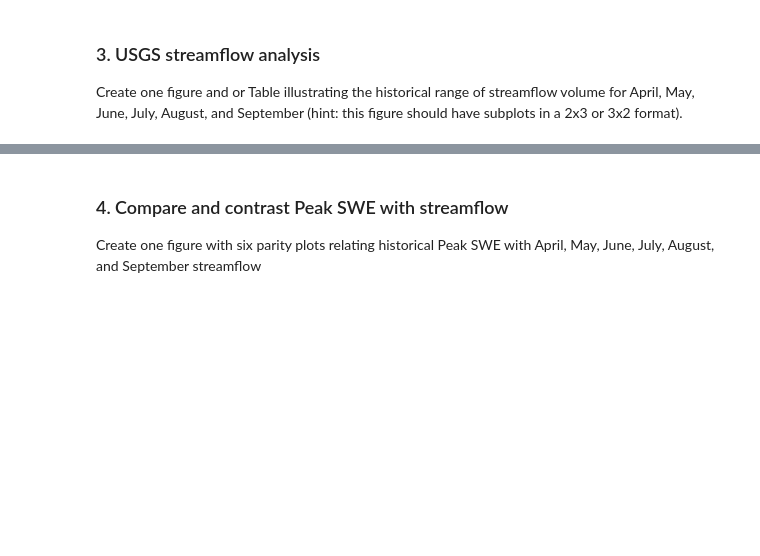
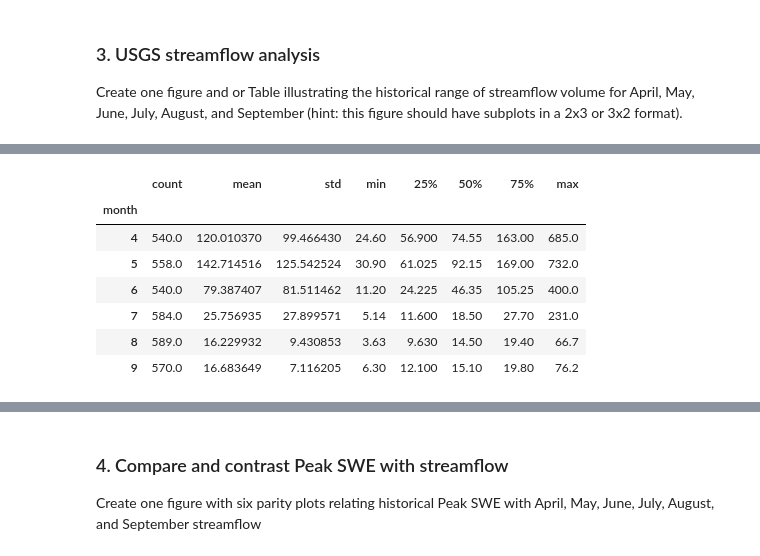
Before and after one commit to adernbach/hydroinformaticshomework2, a Jupyter notebook: res_mgmt.ipynb, the cells around one changed output, grey strips where cells are left out. Cells and saved outputs as stored; diff of their text form; code cells hidden in the pictures; blank space fills up the shorter version.

```diff
--- a/res_mgmt.ipynb
+++ b/res_mgmt.ipynb
@@ -210,6 +210,19 @@ cleaned.to_csv(f"files/{basinname}_streamflow.csv")
 #convert to SI units - Not doing this. Keeping SWE in inches, so flow can stay in cfs.
 #cleaned['flow_cfs'] = cleaned['flow_cfs'] * 0.0283168
 #cleaned.rename(columns={'flow_cfs': 'flow_cms'}, inplace=True)
+# %%
+#get summary stats for streamflow by month for April through September
+cleaned['month'] = cleaned.index.month
+cleaned.groupby('month')['flow_cfs'].describe().loc[4:9]
+# %% [output]
+|  | count | mean | std | min | 25% | 50% | 75% | max |
+| month |  |  |  |  |  |  |  |  |
+| 4 | 540.0 | 120.010370 | 99.466430 | 24.60 | 56.900 | 74.55 | 163.00 | 685.0 |
+| 5 | 558.0 | 142.714516 | 125.542524 | 30.90 | 61.025 | 92.15 | 169.00 | 732.0 |
+| 6 | 540.0 | 79.387407 | 81.511462 | 11.20 | 24.225 | 46.35 | 105.25 | 400.0 |
+| 7 | 584.0 | 25.756935 | 27.899571 | 5.14 | 11.600 | 18.50 | 27.70 | 231.0 |
+| 8 | 589.0 | 16.229932 | 9.430853 | 3.63 | 9.630 | 14.50 | 19.40 | 66.7 |
+| 9 | 570.0 | 16.683649 | 7.116205 | 6.30 | 12.100 | 15.10 | 19.80 | 76.2 |
 # %%
 #plot monthly flow by year for April through September
 plotting.plot_monthly_streamflow_boxplot(
```
Also changed, not shown: parts of 2 cells of this notebook, 3 other files.
